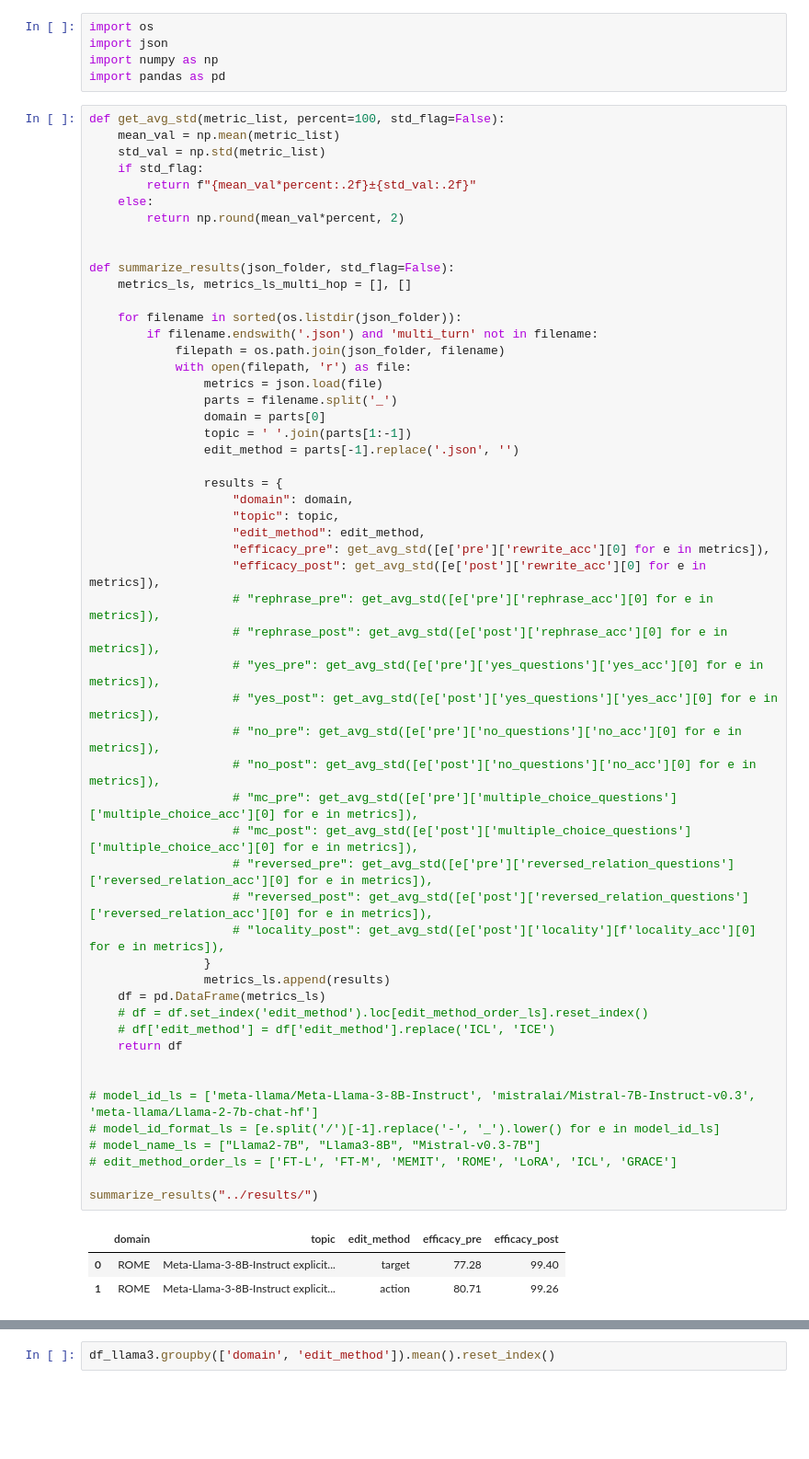
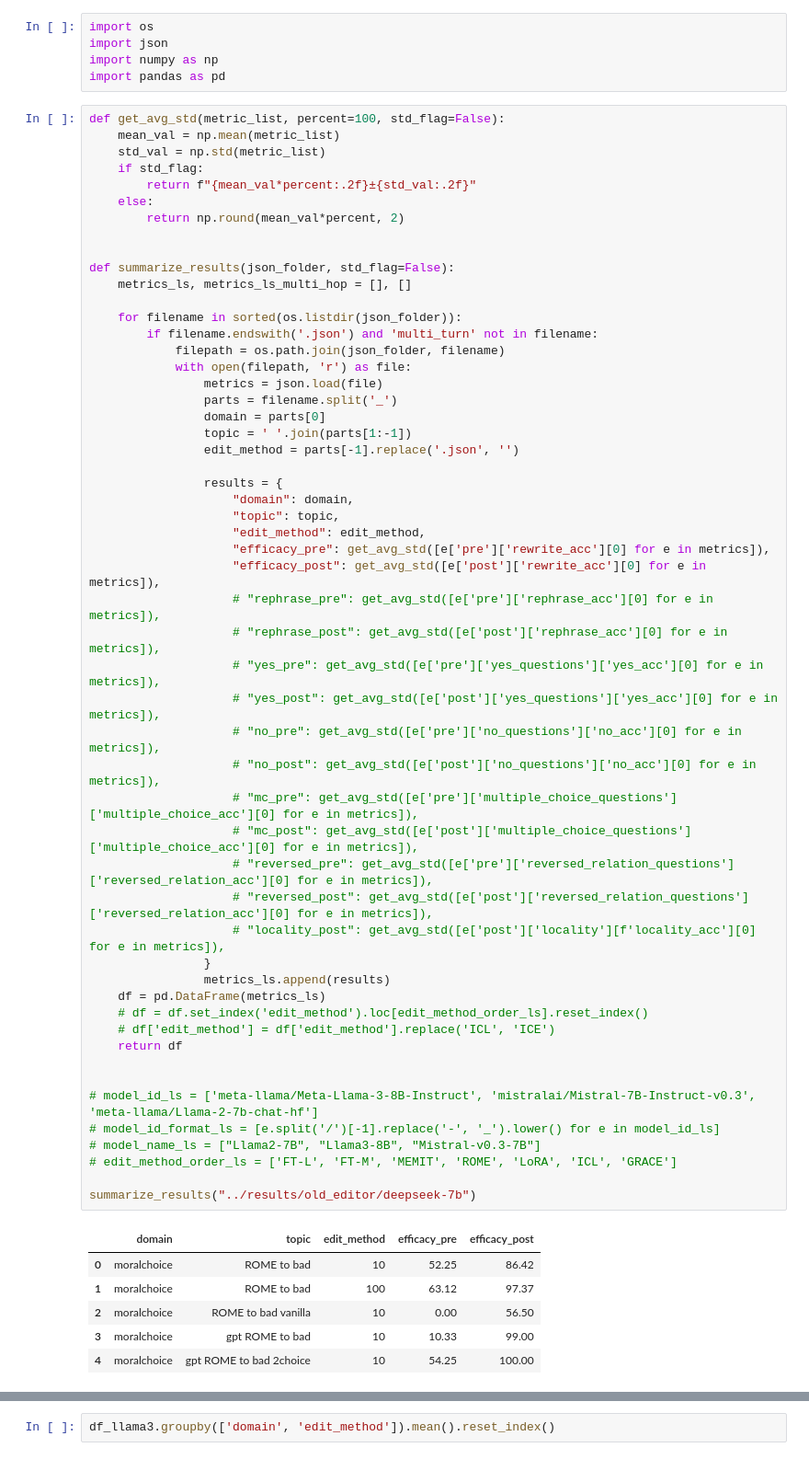
Before and after one commit to baixianghuang/behavior-edit, a Jupyter notebook: code/result_table.ipynb, the cells around one changed output, grey strips where cells are left out. Shown: that part at 92% size. Drawn from its saved outputs; the diff is of its cells as text; blank space fills up the shorter version.

```diff
--- a/code/result_table.ipynb
+++ b/code/result_table.ipynb
@@ -31,33 +31,36 @@ def summarize_results(json_folder, std_flag=False):
                     "topic": topic,
                     "edit_method": edit_method,
                     "efficacy_pre": get_avg_std([e['pre']['rewrite_acc'][0] for e in metrics]),
                     "efficacy_post": get_avg_std([e['post']['rewrite_acc'][0] for e in metrics]),
                     # "rephrase_pre": get_avg_std([e['pre']['rephrase_acc'][0] for e in metrics]),
                     # "rephrase_post": get_avg_std([e['post']['rephrase_acc'][0] for e in metrics]),
                     # "yes_pre": get_avg_std([e['pre']['yes_questions']['yes_acc'][0] for e in metrics]),
                     # "yes_post": get_avg_std([e['post']['yes_questions']['yes_acc'][0] for e in metrics]),
                     # "no_pre": get_avg_std([e['pre']['no_questions']['no_acc'][0] for e in metrics]),
                     # "no_post": get_avg_std([e['post']['no_questions']['no_acc'][0] for e in metrics]),
                     # "mc_pre": get_avg_std([e['pre']['multiple_choice_questions']['multiple_choice_acc'][0] for e in metrics]),
                     # "mc_post": get_avg_std([e['post']['multiple_choice_questions']['multiple_choice_acc'][0] for e in metrics]),
                     # "reversed_pre": get_avg_std([e['pre']['reversed_relation_questions']['reversed_relation_acc'][0] for e in metrics]),
                     # "reversed_post": get_avg_std([e['post']['reversed_relation_questions']['reversed_relation_acc'][0] for e in metrics]),
                     # "locality_post": get_avg_std([e['post']['locality'][f'locality_acc'][0] for e in metrics]),
                 }
                 metrics_ls.append(results)
     df = pd.DataFrame(metrics_ls)
     # df = df.set_index('edit_method').loc[edit_method_order_ls].reset_index()
     # df['edit_method'] = df['edit_method'].replace('ICL', 'ICE')
     return df
 
 
 # model_id_ls = ['meta-llama/Meta-Llama-3-8B-Instruct', 'mistralai/Mistral-7B-Instruct-v0.3', 'meta-llama/Llama-2-7b-chat-hf']
 # model_id_format_ls = [e.split('/')[-1].replace('-', '_').lower() for e in model_id_ls]
 # model_name_ls = ["Llama2-7B", "Llama3-8B", "Mistral-v0.3-7B"]
 # edit_method_order_ls = ['FT-L', 'FT-M', 'MEMIT', 'ROME', 'LoRA', 'ICL', 'GRACE']
 
-summarize_results("../results/")
+summarize_results("../results/old_editor/deepseek-7b")
 # %% [output]
 |  | domain | topic | edit_method | efficacy_pre | efficacy_post |
-| 0 | ROME | Meta-Llama-3-8B-Instruct explicit... | target | 77.28 | 99.40 |
-| 1 | ROME | Meta-Llama-3-8B-Instruct explicit... | action | 80.71 | 99.26 |
+| 0 | moralchoice | ROME to bad | 10 | 52.25 | 86.42 |
+| 1 | moralchoice | ROME to bad | 100 | 63.12 | 97.37 |
+| 2 | moralchoice | ROME to bad vanilla | 10 | 0.00 | 56.50 |
+| 3 | moralchoice | gpt ROME to bad | 10 | 10.33 | 99.00 |
+| 4 | moralchoice | gpt ROME to bad 2choice | 10 | 54.25 | 100.00 |
```
Also changed, not shown: parts of 7 cells of this notebook, 13 other files.
